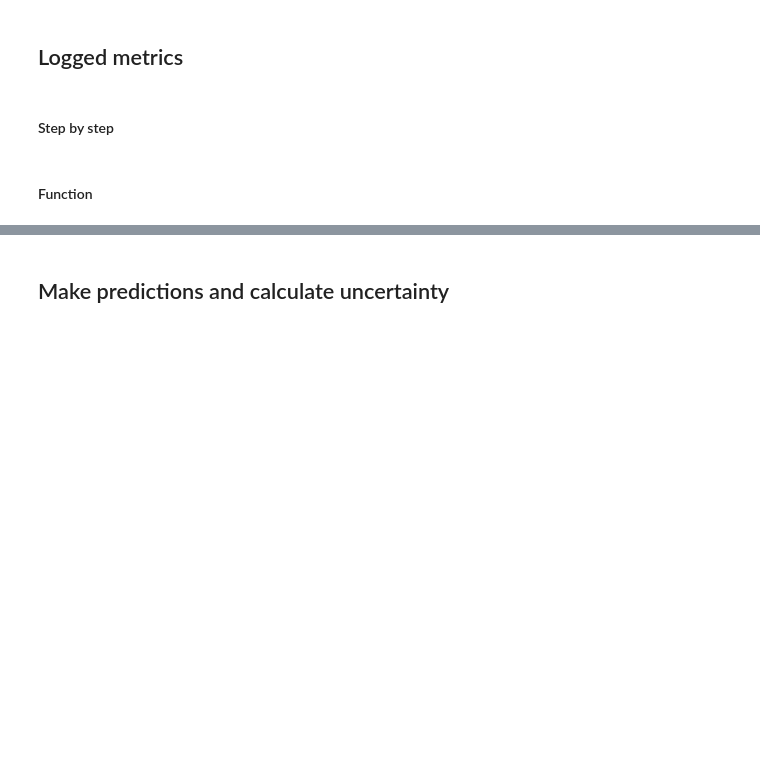
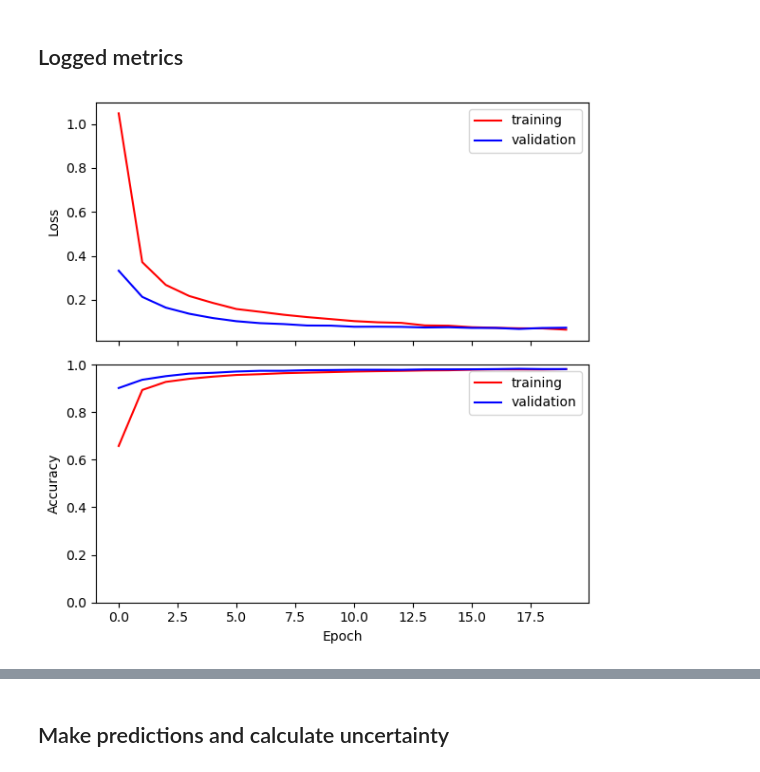
Before and after one commit to ThoAus/learn-ligthning, a Jupyter notebook: 01_MNIST/06_MNIST_compare_models.ipynb, the cells around one changed output, grey strips where cells are left out. Cells and saved outputs as stored; diff of their text form; code cells hidden in the pictures; blank space fills up the shorter version.

```diff
--- a/01_MNIST/06_MNIST_compare_models.ipynb
+++ b/01_MNIST/06_MNIST_compare_models.ipynb
@@ -248,11 +250,8 @@ dm = MnistDataModule(data_dir=DATA_DIR,
 # %%
 logger = CSVLogger("logs", name="FCM_MNIST")
 
-trainer = L.Trainer(# accelerator=ACCELERATOR,
-                    # devices=DEVICES,
-                    max_epochs=NUM_EPOCHS,
+trainer = L.Trainer(max_epochs=NUM_EPOCHS,
                     logger=logger,
-                    # profiler="simple",
                     )
 # %% [output]
 GPU available: False, used: False
@@ -295,13 +296,3 @@ c:\Users\thoma\anaconda3\Lib\site-packages\lightning\pytorch\loops\fit_loop.py:2
 # %% [markdown]
 ## Logged metrics
-# %% [markdown]
-#### Step by step
-# %%
-# Import the csv file in a pandas dataframe to visualize the metrics
-# Select the version folder
-version = 0
-df = pd.read_csv(f"logs/FCM_MNIST/version_{version}/metrics.csv")
-
-# Drop the NaN values, summarize the metrics for each epoch
-df = df.groupby("epoch").median()
 # %%
@@ -330,27 +322,4 @@ plt.show()
-# %%
-# Summarize the import and plot of the metrics in a single function
-def plot_metrics(version):
-    df = pd.read_csv(f"logs/FCM_MNIST/version_{version}/metrics.csv")
-    df = df.groupby("epoch").median()
-
-    fig, ax = plt.subplots(2, 1, figsize=(6, 6), sharex=True)
-
-    ax[0].plot(df.index, df["train_loss"], label="training", color="r")
-    ax[0].plot(df.index, df["val_loss"], label="validation", color="b")
-
-    ax[1].plot(df.index, df["train_acc"], label="training", color="r")
-    ax[1].plot(df.index, df["val_acc"], label="validation", color="b")
-    ax[1].set_ylim(0, 1)
-
-    ax[0].set_ylabel("Loss")
-    ax[1].set_ylabel("Accuracy")
-    ax[1].set_xlabel("Epoch")
-    ax[0].legend()
-    ax[1].legend()
-
-    plt.tight_layout()
-    plt.show()
-# %% [markdown]
-#### Function
 # %%
-plot_metrics(7)
+plot_metrics(9)
+# %% [output]
+[figure, added]
```
Also changed, not shown: parts of 24 cells of this notebook.
